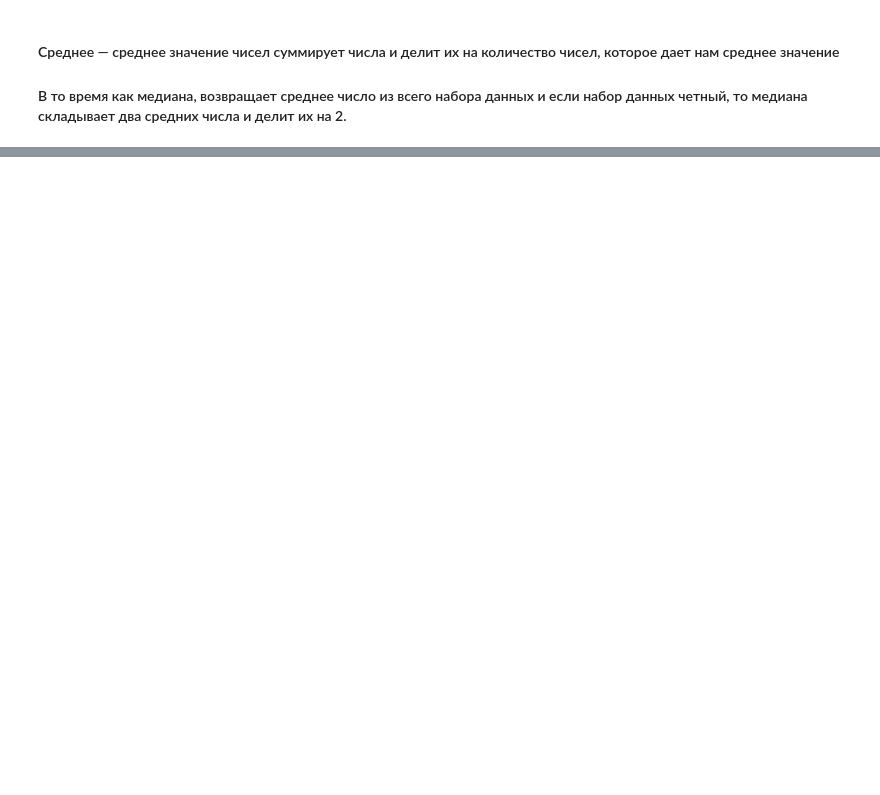
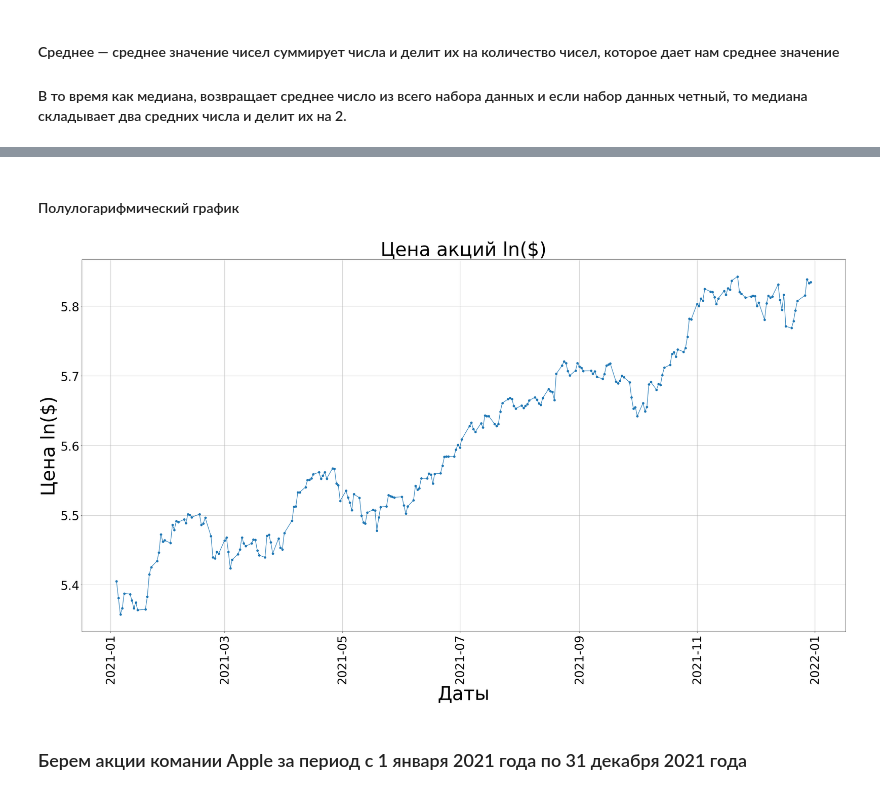
Before and after one commit to TimmmofeyD/WorkBook_AI, a Jupyter notebook: Lishchenko_Timofey_WorkBook1.ipynb, the cells around one changed output, grey strips where cells are left out. Cells and saved outputs as stored; diff of their text form; code cells hidden in the pictures; blank space fills up the shorter version.

```diff
--- a/Lishchenko_Timofey_WorkBook1.ipynb
+++ b/Lishchenko_Timofey_WorkBook1.ipynb
@@ -214,0 +370,17 @@ plt.scatter(data_rand, [i for i in range(100)])
+# %% [markdown]
+#### Полулогарифмический график
+# %%
+y = [np.log(x) for x in data_microsoft['Open']]
+x = data_microsoft['Date']
+plt.figure(figsize=(40, 20))
+plt.grid()
+plt.title('Цена акций ln($)', size = 55)
+plt.ylabel('Цена ln($)', size = 55)
+plt.xlabel('Даты', size = 55)#### Полулогарифмический график
+plt.xticks(rotation=90)
+plt.tick_params(labelsize=35)
+plt.plot(x, y, marker = 'o');
+# %% [output]
+[figure, added]
+# %% [markdown]
+### Берем акции комании Apple за период с 1 января 2021 года по 31 декабря 2021 года
```
Also changed, not shown: parts of 57 cells of this notebook, 3 other files.
